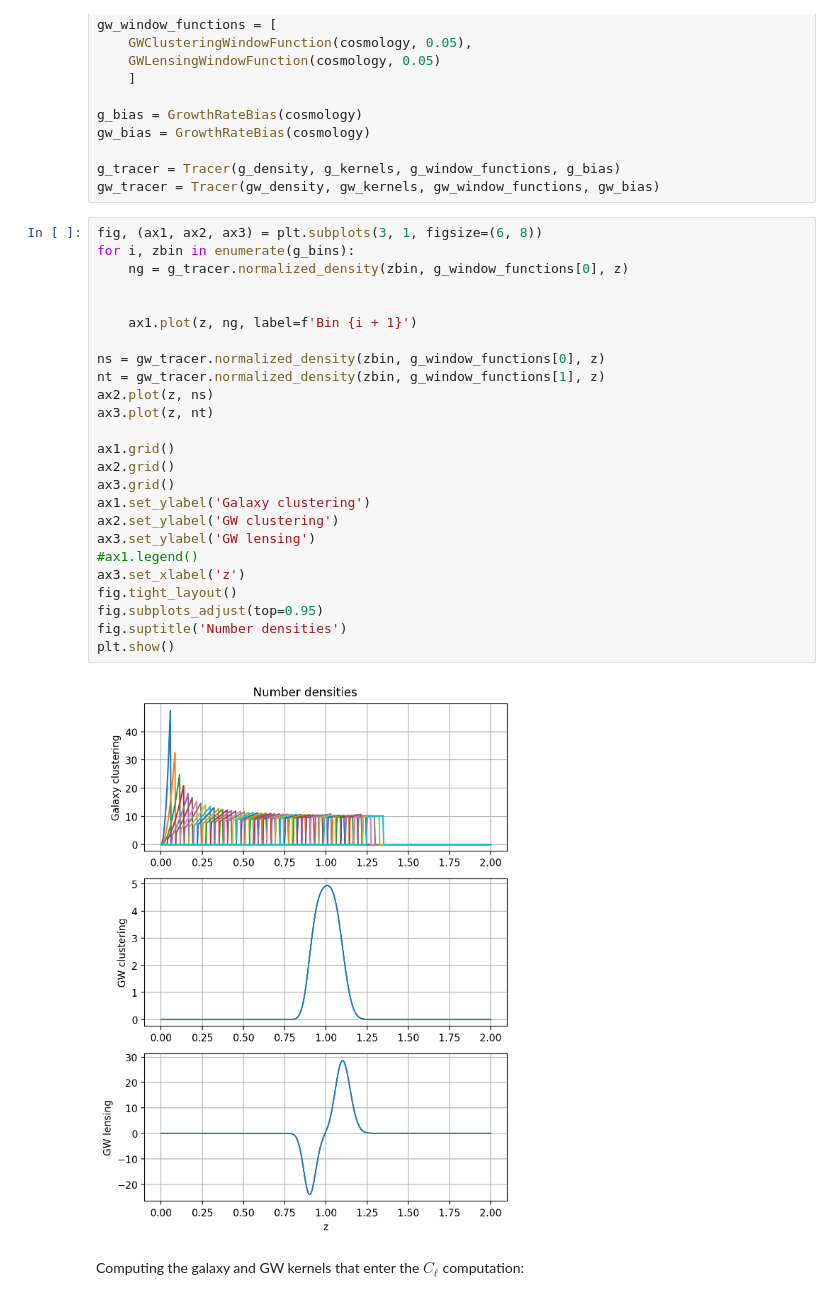
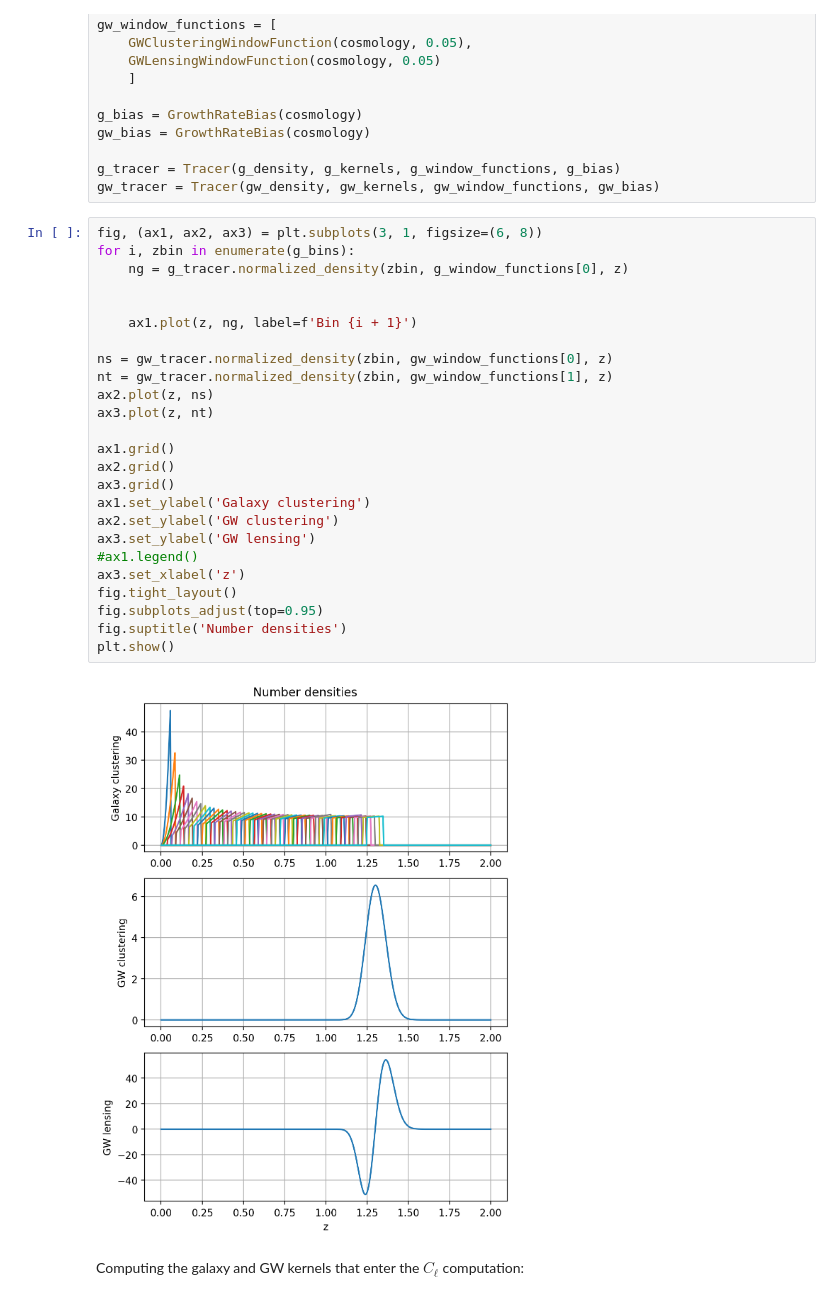
Before and after one commit to binado/cross-correlations-lab, a Jupyter notebook: cross-correlations.ipynb, the cells around one changed output. Saved outputs shown, nothing was run; the diff lists cells and outputs as text.

```diff
--- a/cross-correlations.ipynb
+++ b/cross-correlations.ipynb
@@ -81,30 +81,30 @@ gw_tracer = Tracer(gw_density, gw_kernels, gw_window_functions, gw_bias)
 # %%
 fig, (ax1, ax2, ax3) = plt.subplots(3, 1, figsize=(6, 8))
 for i, zbin in enumerate(g_bins):
     ng = g_tracer.normalized_density(zbin, g_window_functions[0], z)
 
 
     ax1.plot(z, ng, label=f'Bin {i + 1}')
 
-ns = gw_tracer.normalized_density(zbin, g_window_functions[0], z)
-nt = gw_tracer.normalized_density(zbin, g_window_functions[1], z)
+ns = gw_tracer.normalized_density(zbin, gw_window_functions[0], z)
+nt = gw_tracer.normalized_density(zbin, gw_window_functions[1], z)
 ax2.plot(z, ns)
 ax3.plot(z, nt)
 
 ax1.grid()
 ax2.grid()
 ax3.grid()
 ax1.set_ylabel('Galaxy clustering')
 ax2.set_ylabel('GW clustering')
 ax3.set_ylabel('GW lensing')
 #ax1.legend()
 ax3.set_xlabel('z')
 fig.tight_layout()
 fig.subplots_adjust(top=0.95)
 fig.suptitle('Number densities')
 plt.show()
 # %% [output]
-[figure, old version]
+[figure, new version]
 # %% [markdown]
 Computing the galaxy and GW kernels that enter the $C_\ell$ computation:
 # %%
```
